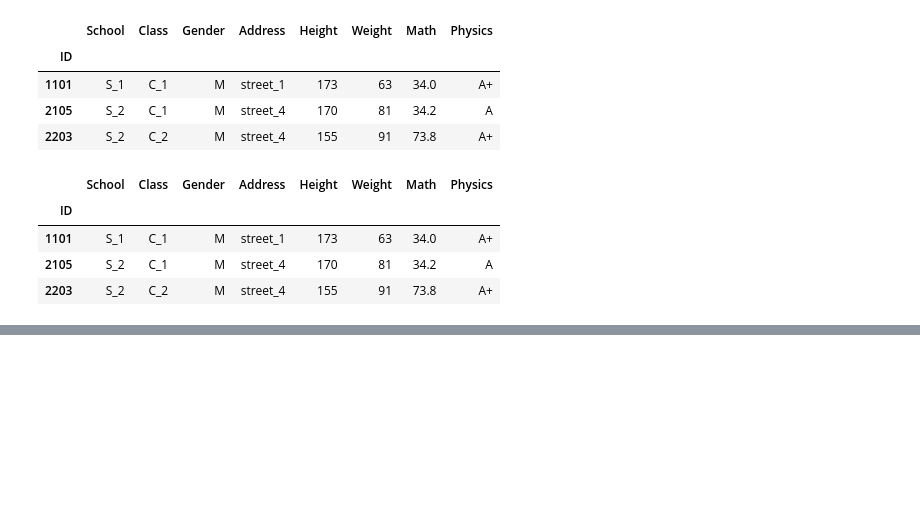
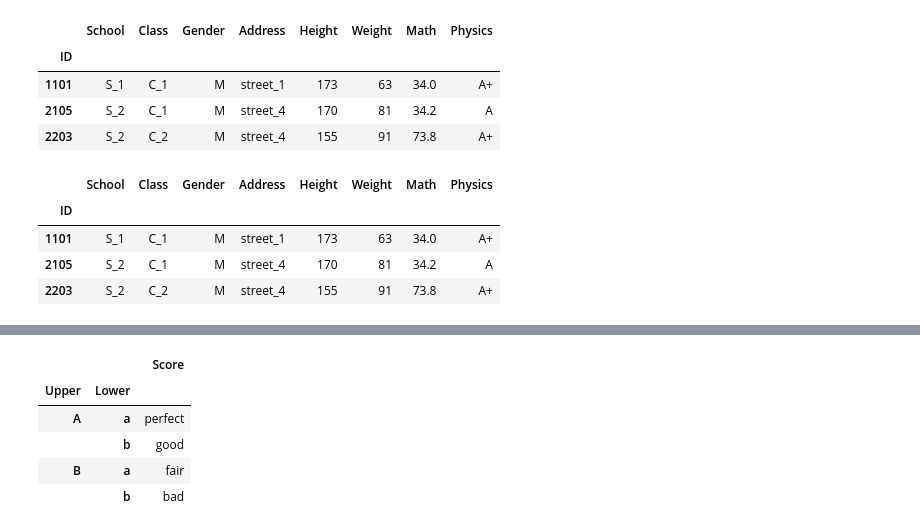
Before and after one commit to WBGZDTSL/code_practice, a Jupyter notebook: Pandas_practice_Index_2022.07.07.ipynb, the cells around one changed output, grey strips where cells are left out. Saved outputs shown, nothing was run; the diff lists cells and outputs as text; code cells hidden in the pictures; blank space fills up the shorter version.

```diff
--- a/Pandas_practice_Index_2022.07.07.ipynb
+++ b/Pandas_practice_Index_2022.07.07.ipynb
@@ -481,0 +554,9 @@ df[df[['Address','Physics']].isin({'Address':['street_1','street_4'],'Physics':[
+# %%
+pd.DataFrame({'Score':['perfect','good','fair','bad']},index=mul_index)
+# %% [output]
+|  |  | Score |
+| Upper | Lower |  |
+| A | a | perfect |
+|  | b | good |
+| B | a | fair |
+|  | b | bad |
```
Also changed, not shown: parts of 15 cells of this notebook, 1 other file.
